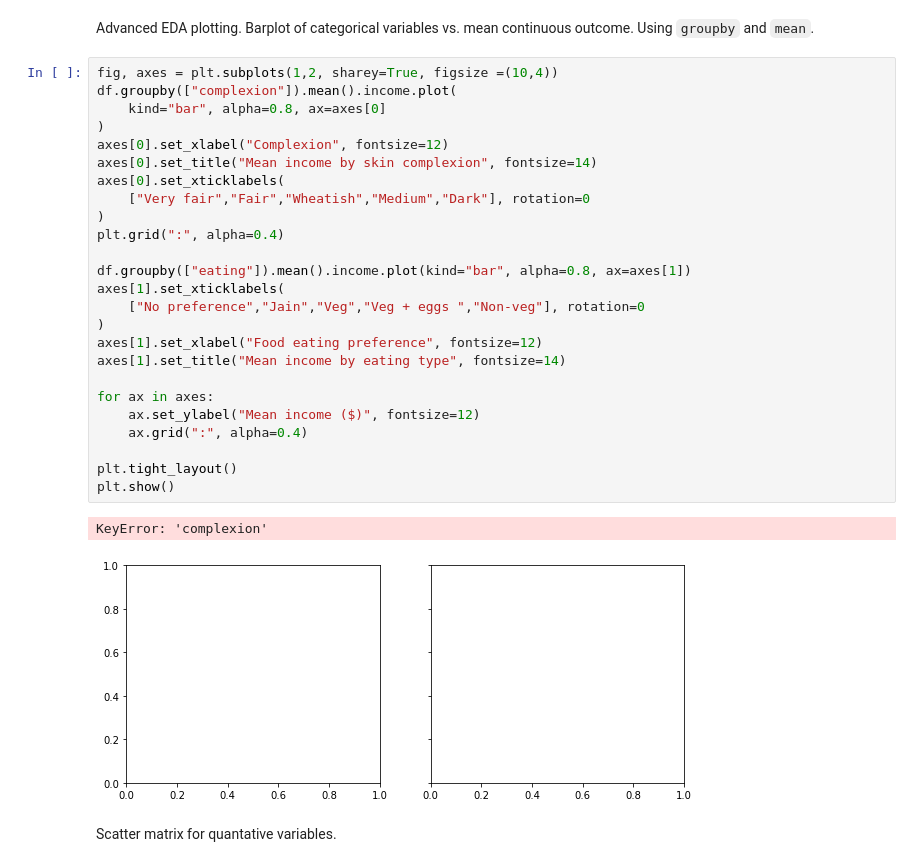
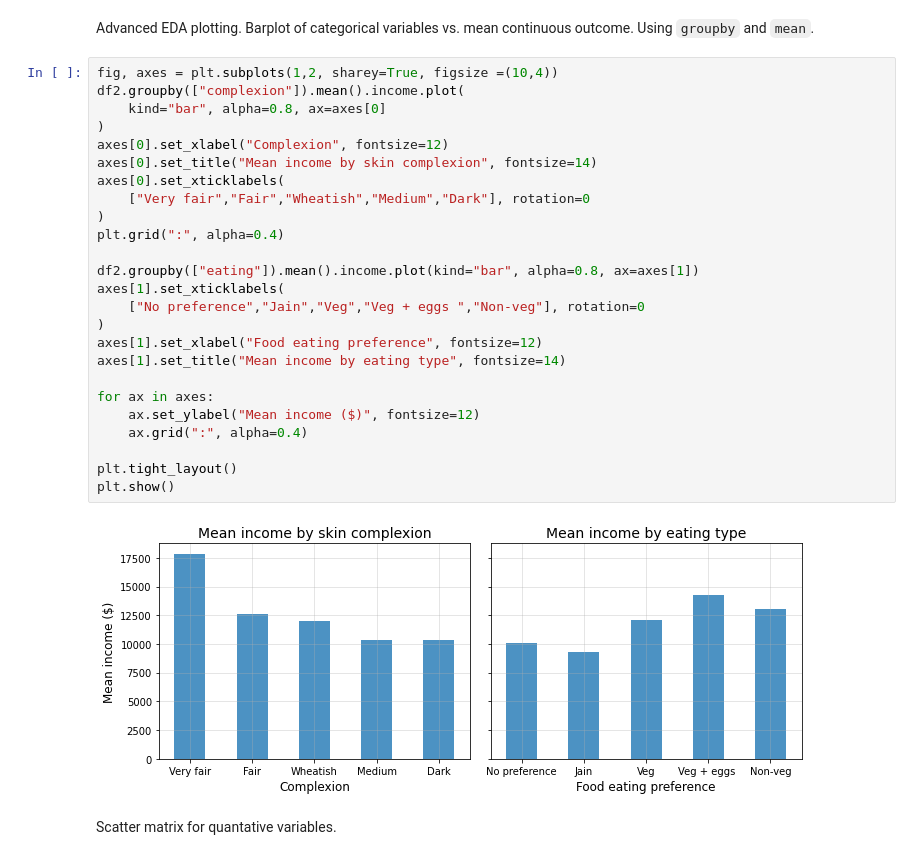
Before and after one commit to JoKerDii/DS-FAS, a Jupyter notebook: pynotes/01_CarDekho_SimplyMarry.ipynb, the cells around one changed output. Saved outputs shown, nothing was run; the diff lists cells and outputs as text.

```diff
--- a/pynotes/01_CarDekho_SimplyMarry.ipynb
+++ b/pynotes/01_CarDekho_SimplyMarry.ipynb
@@ -84,32 +84,31 @@ plt.show()
 Advanced EDA plotting. Barplot of categorical variables vs. mean continuous outcome. Using `groupby` and `mean`.
 # %%
 fig, axes = plt.subplots(1,2, sharey=True, figsize =(10,4))
-df.groupby(["complexion"]).mean().income.plot(
+df2.groupby(["complexion"]).mean().income.plot(
     kind="bar", alpha=0.8, ax=axes[0]
 )
 axes[0].set_xlabel("Complexion", fontsize=12)
 axes[0].set_title("Mean income by skin complexion", fontsize=14)
 axes[0].set_xticklabels(
     ["Very fair","Fair","Wheatish","Medium","Dark"], rotation=0
 )
 plt.grid(":", alpha=0.4)
 
-df.groupby(["eating"]).mean().income.plot(kind="bar", alpha=0.8, ax=axes[1])
+df2.groupby(["eating"]).mean().income.plot(kind="bar", alpha=0.8, ax=axes[1])
 axes[1].set_xticklabels(
     ["No preference","Jain","Veg","Veg + eggs ","Non-veg"], rotation=0
 )
 axes[1].set_xlabel("Food eating preference", fontsize=12)
 axes[1].set_title("Mean income by eating type", fontsize=14)
 
 for ax in axes:
     ax.set_ylabel("Mean income ($)", fontsize=12)
     ax.grid(":", alpha=0.4)
 
 plt.tight_layout()
 plt.show()
 # %% [output]
-KeyError: 'complexion'
-[figure, old version]
+[figure, new version]
 # %% [markdown]
 Scatter matrix for quantative variables.
 # %%
```
Also changed, not shown: parts of 3 cells of this notebook, 6 other files.
